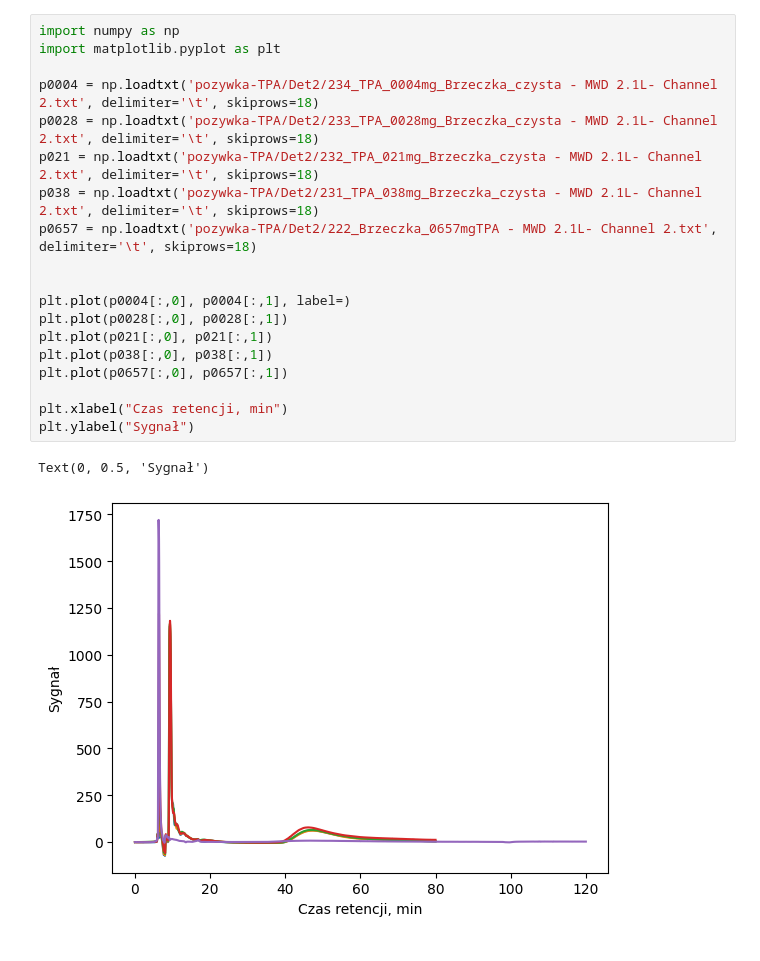
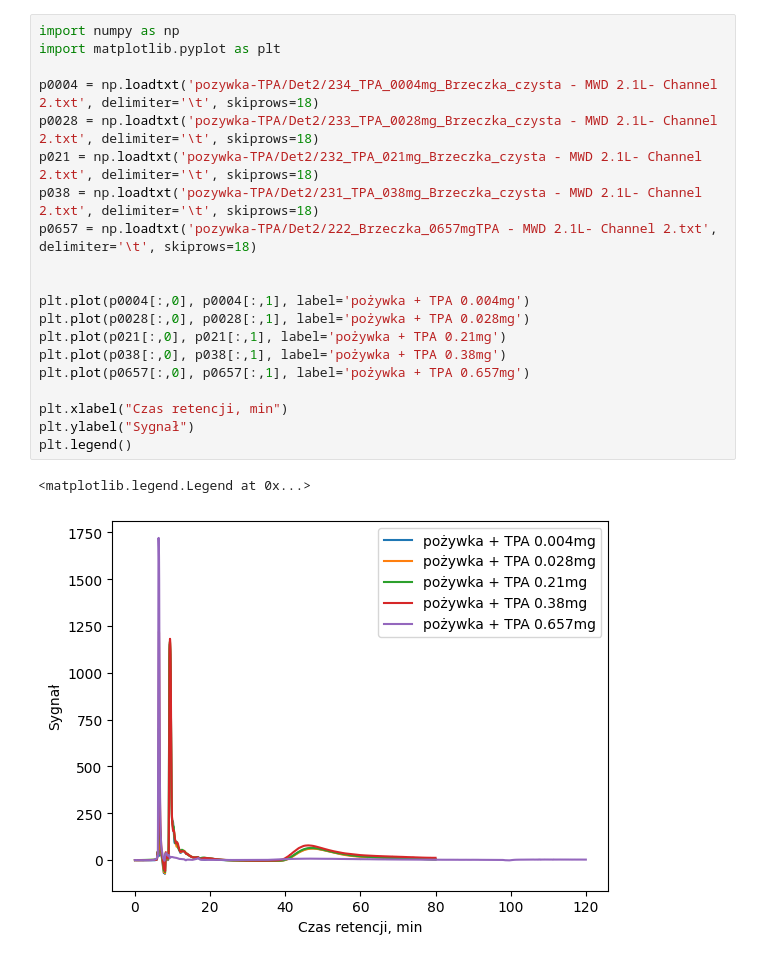
Before and after one commit to sbednarz/wykresy, a Jupyter notebook: HPLC/pozywka-TPA.ipynb, the cells around one changed output. Saved outputs shown, nothing was run; the diff lists cells and outputs as text.

```diff
--- a/HPLC/pozywka-TPA.ipynb
+++ b/HPLC/pozywka-TPA.ipynb
@@ -1,22 +1,23 @@
 # %%
 import numpy as np
 import matplotlib.pyplot as plt
 
 p0004 = np.loadtxt('pozywka-TPA/Det2/234_TPA_0004mg_Brzeczka_czysta - MWD 2.1L- Channel 2.txt', delimiter='\t', skiprows=18)
 p0028 = np.loadtxt('pozywka-TPA/Det2/233_TPA_0028mg_Brzeczka_czysta - MWD 2.1L- Channel 2.txt', delimiter='\t', skiprows=18)
 p021 = np.loadtxt('pozywka-TPA/Det2/232_TPA_021mg_Brzeczka_czysta - MWD 2.1L- Channel 2.txt', delimiter='\t', skiprows=18)
 p038 = np.loadtxt('pozywka-TPA/Det2/231_TPA_038mg_Brzeczka_czysta - MWD 2.1L- Channel 2.txt', delimiter='\t', skiprows=18)
 p0657 = np.loadtxt('pozywka-TPA/Det2/222_Brzeczka_0657mgTPA - MWD 2.1L- Channel 2.txt', delimiter='\t', skiprows=18)
 
 
-plt.plot(p0004[:,0], p0004[:,1], label=)
-plt.plot(p0028[:,0], p0028[:,1])
-plt.plot(p021[:,0], p021[:,1])
-plt.plot(p038[:,0], p038[:,1])
-plt.plot(p0657[:,0], p0657[:,1])
+plt.plot(p0004[:,0], p0004[:,1], label='pożywka + TPA 0.004mg')
+plt.plot(p0028[:,0], p0028[:,1], label='pożywka + TPA 0.028mg')
+plt.plot(p021[:,0], p021[:,1], label='pożywka + TPA 0.21mg')
+plt.plot(p038[:,0], p038[:,1], label='pożywka + TPA 0.38mg')
+plt.plot(p0657[:,0], p0657[:,1], label='pożywka + TPA 0.657mg')
 
 plt.xlabel("Czas retencji, min")
 plt.ylabel("Sygnał")
+plt.legend()
 # %% [output]
-Text(0, 0.5, 'Sygnał')
+<matplotlib.legend.Legend at 0x...>
-[figure, old version]
+[figure, new version]
```
Also changed, not shown: parts of 1 cell of this notebook.
